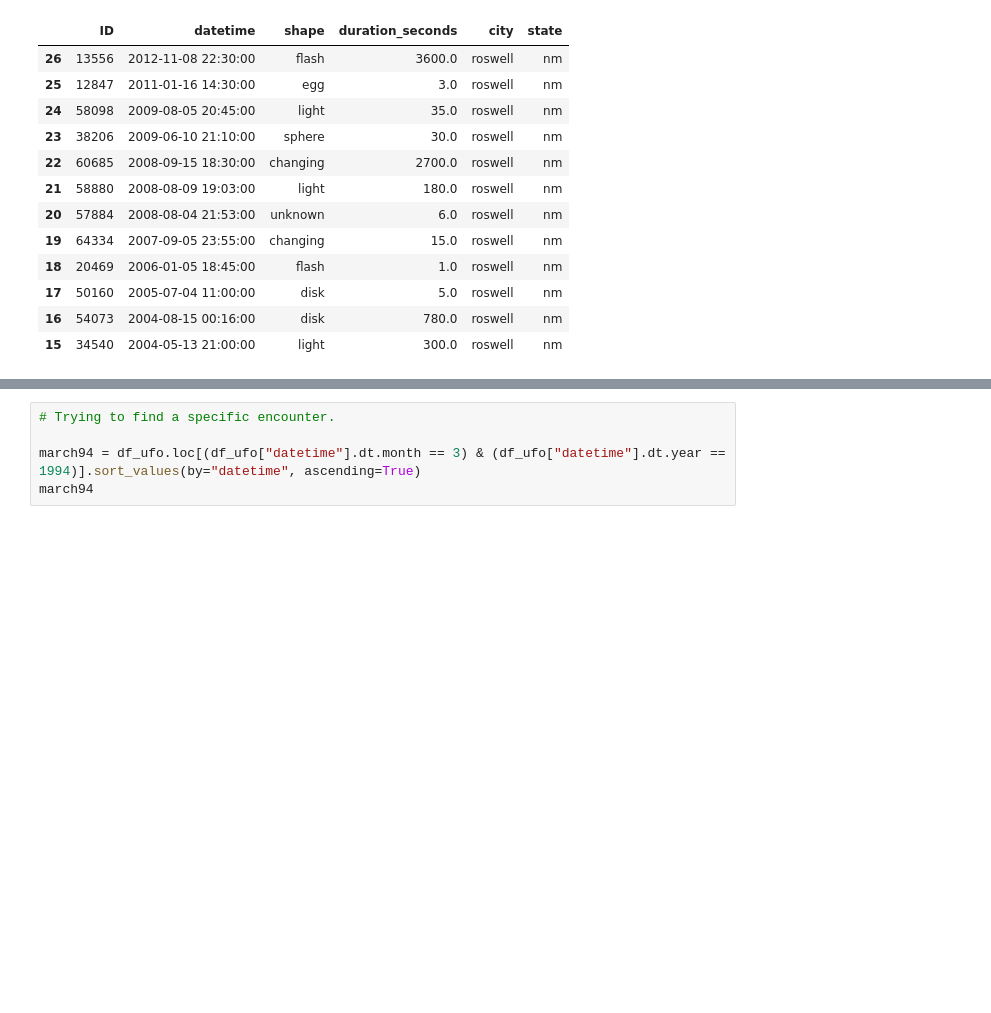
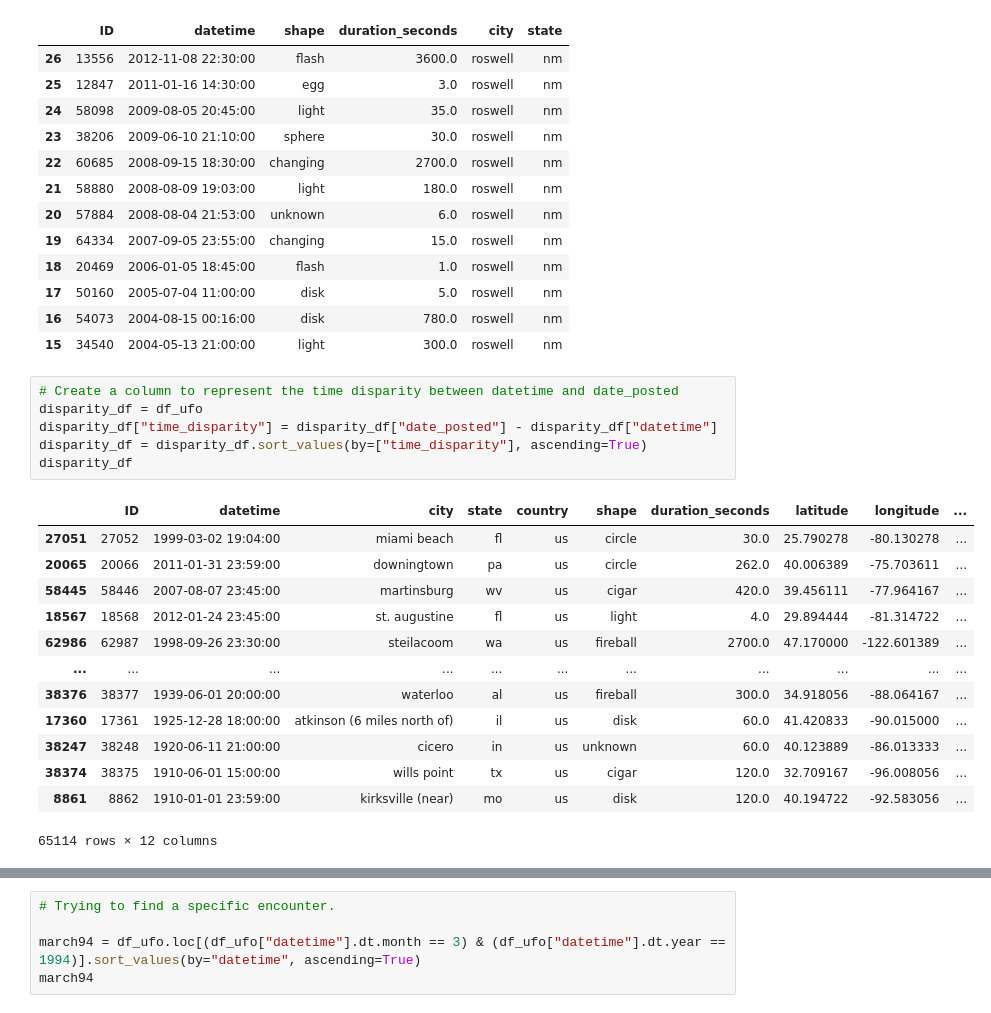
Before and after one commit to KushAGarg/project-3, a Jupyter notebook: data/andrew.ipynb, the cells around one changed output, grey strips where cells are left out. Cells and saved outputs as stored; diff of their text form; blank space fills up the shorter version.

```diff
--- a/data/andrew.ipynb
+++ b/data/andrew.ipynb
@@ -289,3 +289,23 @@ roswell_sightings.head(12)
 | 17 | 50160 | 2005-07-04 11:00:00 | disk | 5.0 | roswell | nm |
 | 16 | 54073 | 2004-08-15 00:16:00 | disk | 780.0 | roswell | nm |
 | 15 | 34540 | 2004-05-13 21:00:00 | light | 300.0 | roswell | nm |
+# %%
+# Create a column to represent the time disparity between datetime and date_posted
+disparity_df = df_ufo
+disparity_df["time_disparity"] = disparity_df["date_posted"] - disparity_df["datetime"]
+disparity_df = disparity_df.sort_values(by=["time_disparity"], ascending=True)
+disparity_df
+# %% [output]
+|  | ID | datetime | city | state | country | shape | duration_seconds | latitude | longitude | ... |
+| 27051 | 27052 | 1999-03-02 19:04:00 | miami beach | fl | us | circle | 30.0 | 25.790278 | -80.130278 | ... |
+| 20065 | 20066 | 2011-01-31 23:59:00 | downingtown | pa | us | circle | 262.0 | 40.006389 | -75.703611 | ... |
+| 58445 | 58446 | 2007-08-07 23:45:00 | martinsburg | wv | us | cigar | 420.0 | 39.456111 | -77.964167 | ... |
+| 18567 | 18568 | 2012-01-24 23:45:00 | st. augustine | fl | us | light | 4.0 | 29.894444 | -81.314722 | ... |
+| 62986 | 62987 | 1998-09-26 23:30:00 | steilacoom | wa | us | fireball | 2700.0 | 47.170000 | -122.601389 | ... |
+| ... | ... | ... | ... | ... | ... | ... | ... | ... | ... | ... |
+| 38376 | 38377 | 1939-06-01 20:00:00 | waterloo | al | us | fireball | 300.0 | 34.918056 | -88.064167 | ... |
+| 17360 | 17361 | 1925-12-28 18:00:00 | atkinson (6 miles north of) | il | us | disk | 60.0 | 41.420833 | -90.015000 | ... |
+| 38247 | 38248 | 1920-06-11 21:00:00 | cicero | in | us | unknown | 60.0 | 40.123889 | -86.013333 | ... |
+| 38374 | 38375 | 1910-06-01 15:00:00 | wills point | tx | us | cigar | 120.0 | 32.709167 | -96.008056 | ... |
+| 8861 | 8862 | 1910-01-01 23:59:00 | kirksville (near) | mo | us | disk | 120.0 | 40.194722 | -92.583056 | ... |
+65114 rows × 12 columns
```
Also changed, not shown: parts of 2 cells of this notebook.
